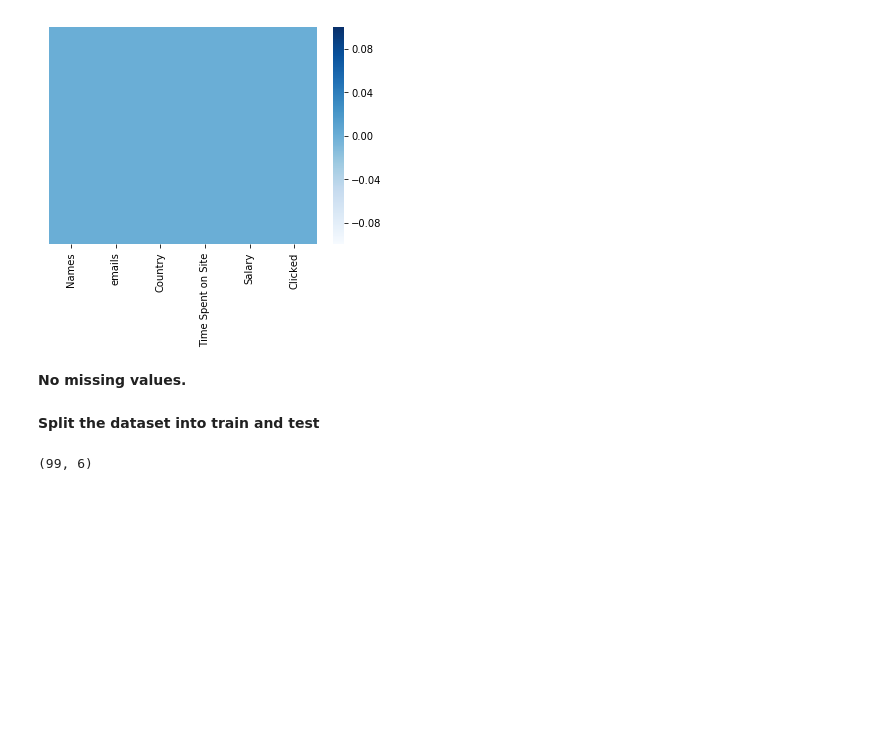
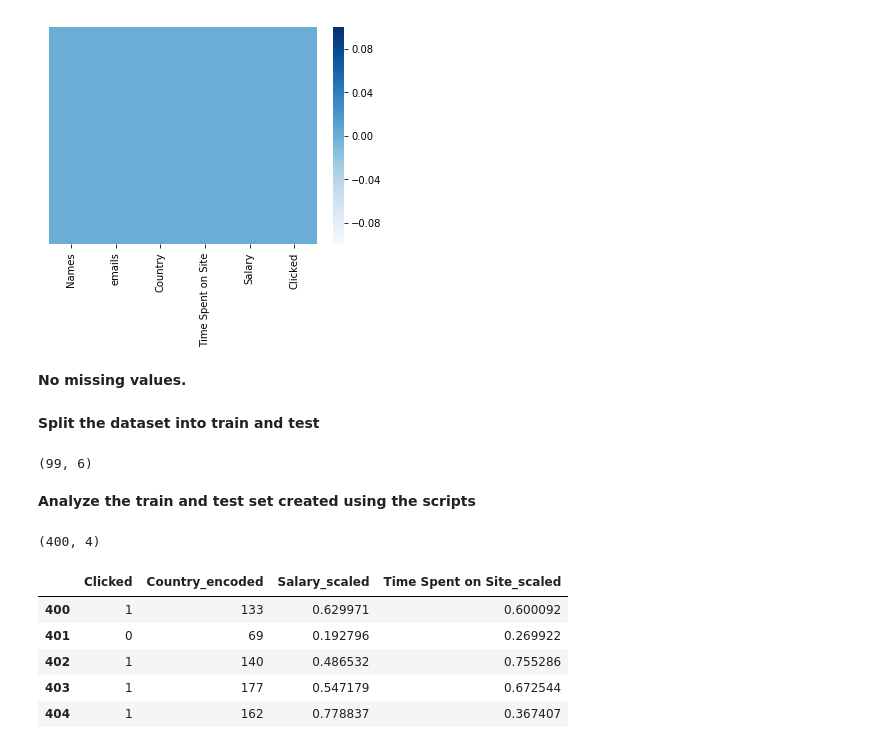
Before and after one commit to debajyoti94/WillYouClick, a Jupyter notebook: notebooks/WillYouClick_EDA.ipynb, the cells around one changed output. Drawn from its saved outputs; the diff is of its cells as text; code cells hidden in the pictures; blank space fills up the shorter version.

Commit message:
Checked if train and test set looks okay.

```diff
--- a/notebooks/WillYouClick_EDA.ipynb
+++ b/notebooks/WillYouClick_EDA.ipynb
@@ -95,3 +95,24 @@ with open('../input/train_set.pickle', 'wb') as pickle_handle:
 # %%
 with open('../input/test_set.pickle', 'wb') as pickle_handle:
     pickle.dump(test_set, pickle_handle)
+# %% [markdown]
+**Analyze the train and test set created using the scripts**
+# %%
+with open('../input/train_set.pickle', 'rb') as pickle_handle:
+    train_set = pickle.load(pickle_handle)
+# %%
+train_set.shape
+# %% [output]
+(400, 4)
+# %%
+with open('../input/test_set.pickle', 'rb') as pickle_handle:
+    test_set = pickle.load(pickle_handle)
+# %%
+test_set.head()
+# %% [output]
+|  | Clicked | Country_encoded | Salary_scaled | Time Spent on Site_scaled |
+| 400 | 1 | 133 | 0.629971 | 0.600092 |
+| 401 | 0 | 69 | 0.192796 | 0.269922 |
+| 402 | 1 | 140 | 0.486532 | 0.755286 |
+| 403 | 1 | 177 | 0.547179 | 0.672544 |
+| 404 | 1 | 162 | 0.778837 | 0.367407 |
```
